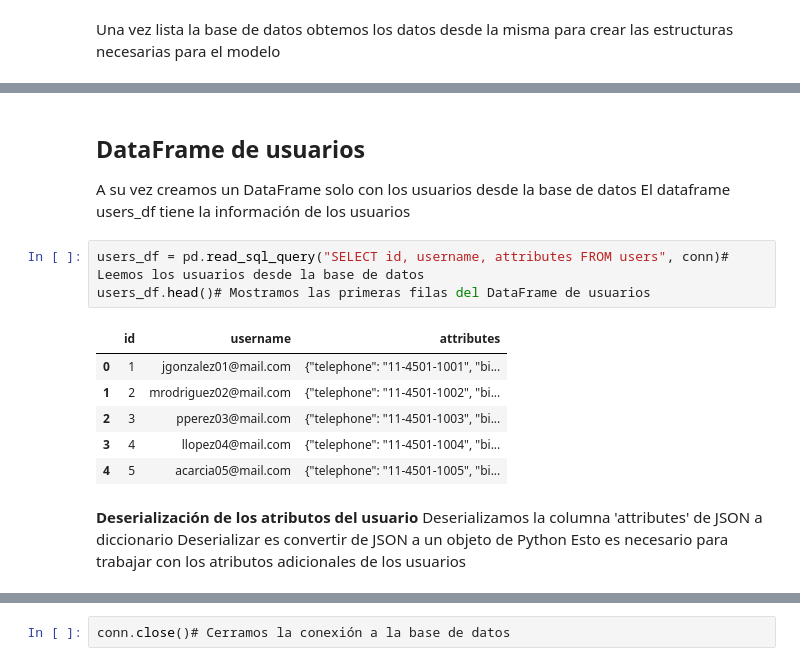
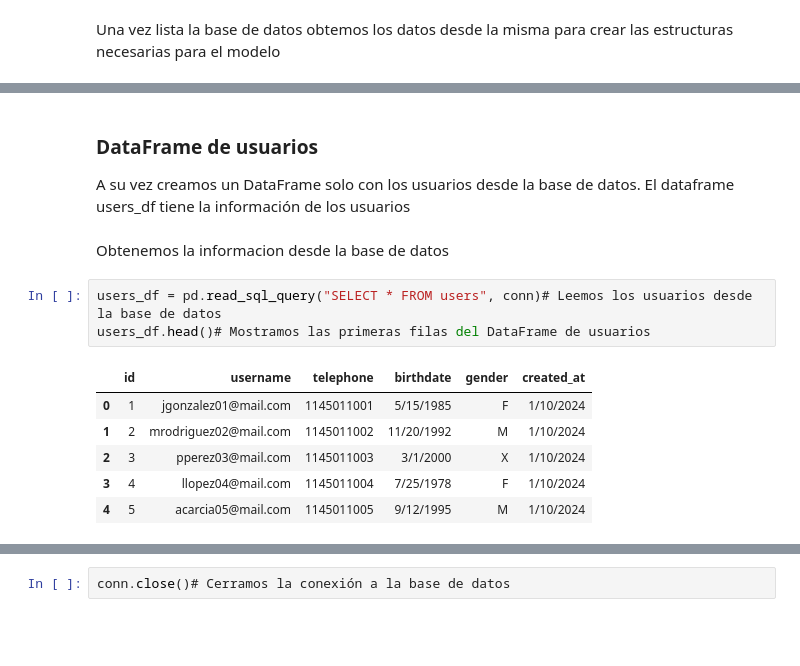
Before and after one commit to EmmaDavezac/Sistema-Recomendador-Ciencia-De-Datos, a Jupyter notebook: Desarrollo CRISP-DM.ipynb, the cells around one changed output, grey strips where cells are left out. Cells and saved outputs as stored; diff of their text form; blank space fills up the shorter version.

```diff
--- a/Desarrollo CRISP-DM.ipynb
+++ b/Desarrollo CRISP-DM.ipynb
@@ -564,21 +149,18 @@ df.head()# Mostramos las primeras filas del DataFrame resultante
 | 3 | 33 | Gestión de Proyectos PMP | 1 | 5 |
 | 4 | 91 | Robots en el Tiempo | 1 | 3 |
 # %% [markdown]
-## DataFrame de usuarios
-A su vez creamos un DataFrame solo con los usuarios desde la base de datos
+### DataFrame de usuarios
+A su vez creamos un DataFrame solo con los usuarios desde la base de datos.
 El dataframe users_df tiene la información de los usuarios
+# %% [markdown]
+Obtenemos la informacion desde la base de datos
 # %%
-users_df = pd.read_sql_query("SELECT id, username, attributes FROM users", conn)# Leemos los usuarios desde la base de datos
+users_df = pd.read_sql_query("SELECT * FROM users", conn)# Leemos los usuarios desde la base de datos
 users_df.head()# Mostramos las primeras filas del DataFrame de usuarios
 # %% [output]
-|  | id | username | attributes |
-| 0 | 1 | jgonzalez01@mail.com | {"telephone": "11-4501-1001", "bi... |
-| 1 | 2 | mrodriguez02@mail.com | {"telephone": "11-4501-1002", "bi... |
-| 2 | 3 | pperez03@mail.com | {"telephone": "11-4501-1003", "bi... |
-| 3 | 4 | llopez04@mail.com | {"telephone": "11-4501-1004", "bi... |
-| 4 | 5 | acarcia05@mail.com | {"telephone": "11-4501-1005", "bi... |
+|  | id | username | telephone | birthdate | gender | created_at |
+| 0 | 1 | jgonzalez01@mail.com | 1145011001 | 5/15/1985 | F | 1/10/2024 |
+| 1 | 2 | mrodriguez02@mail.com | 1145011002 | 11/20/1992 | M | 1/10/2024 |
+| 2 | 3 | pperez03@mail.com | 1145011003 | 3/1/2000 | X | 1/10/2024 |
+| 3 | 4 | llopez04@mail.com | 1145011004 | 7/25/1978 | F | 1/10/2024 |
+| 4 | 5 | acarcia05@mail.com | 1145011005 | 9/12/1995 | M | 1/10/2024 |
-# %% [markdown]
-**Deserialización de los atributos del usuario**
-Deserializamos la columna 'attributes' de JSON a diccionario
-Deserializar es convertir de JSON a un objeto de Python
-Esto es necesario para trabajar con los atributos adicionales de los usuarios
```
Also changed, not shown: parts of 135 cells of this notebook, 7 other files.
